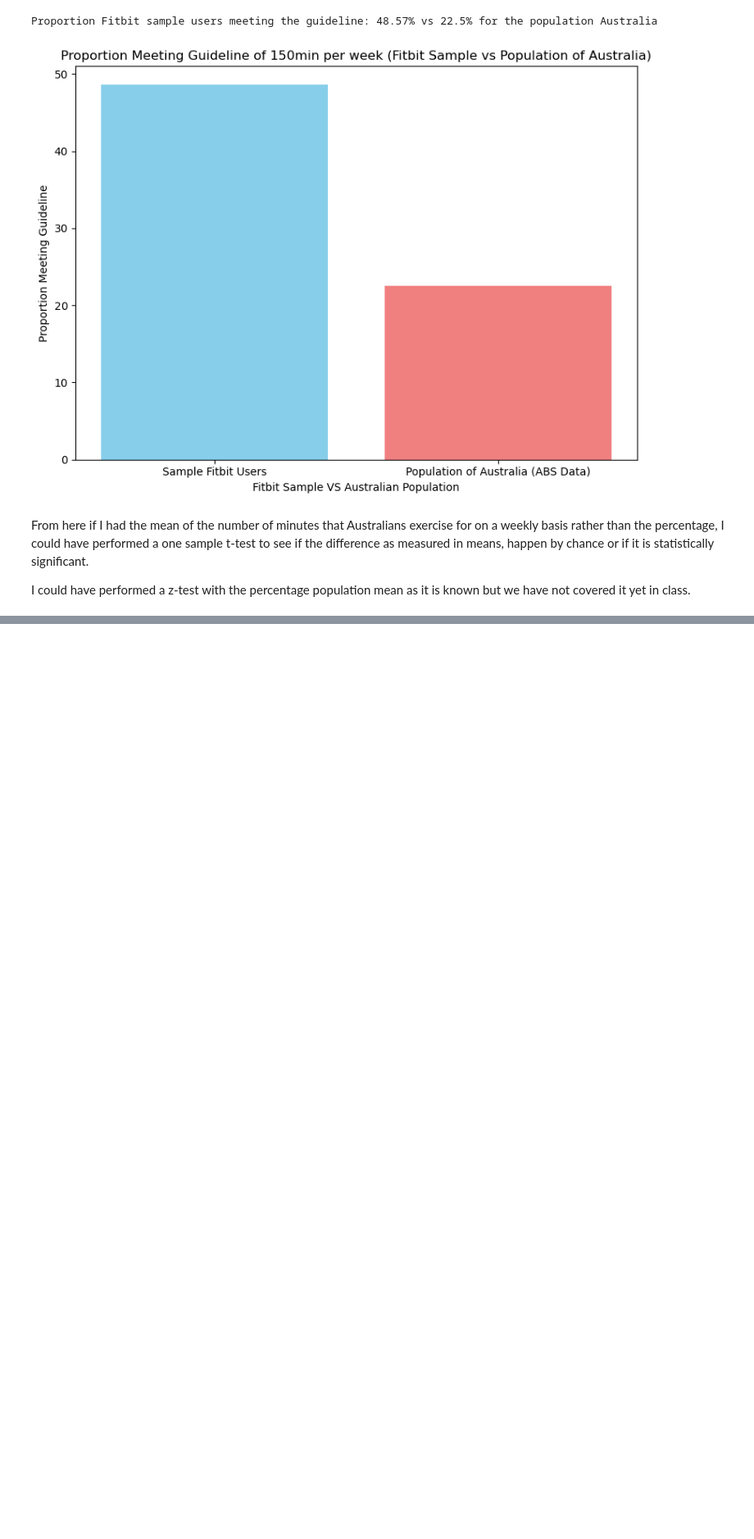
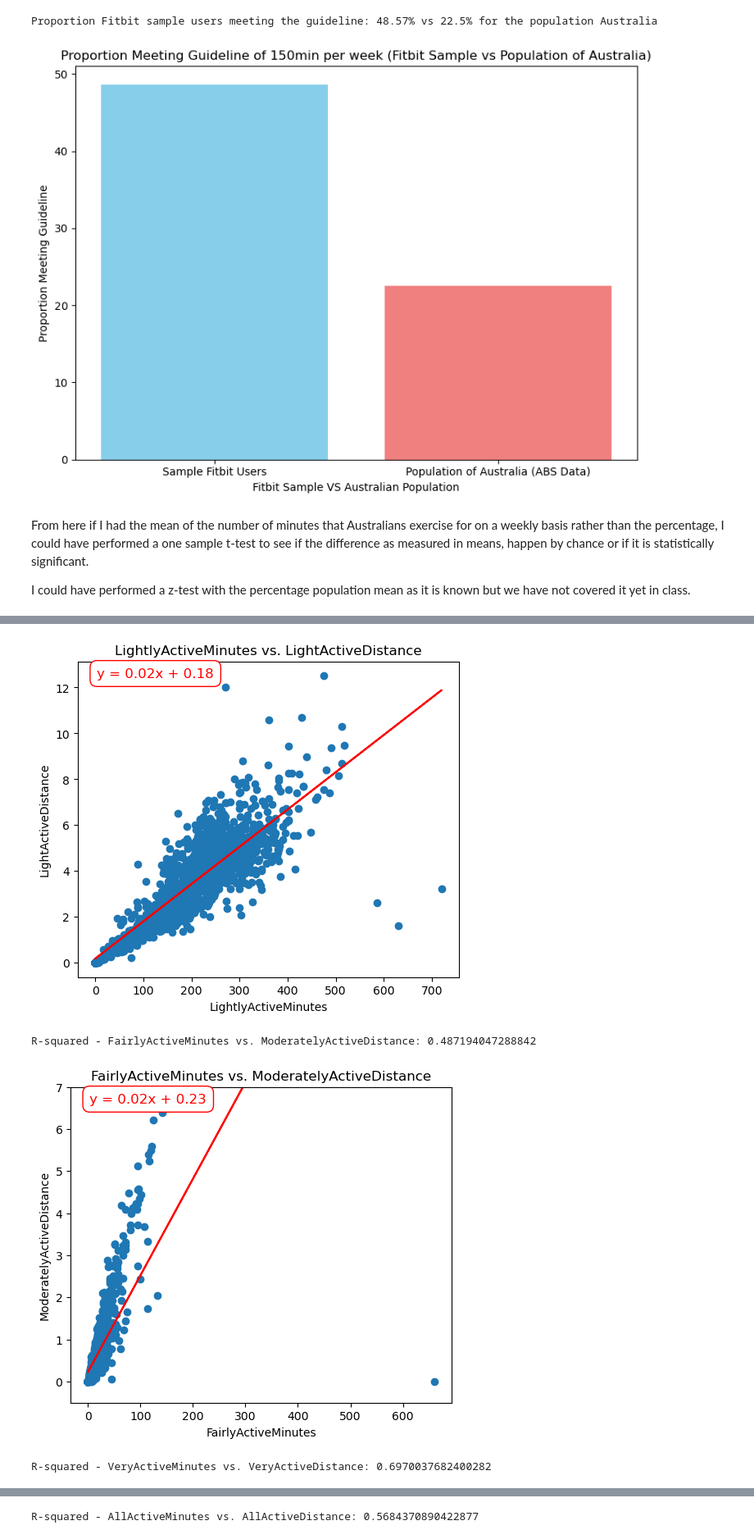
Before and after one commit to kinnith246/Project-1---Group-3, a Jupyter notebook: Dataset/Group 3 NB.ipynb, the cells around one changed output, grey strips where cells are left out. Shown at 82% size. Saved outputs shown, nothing was run; the diff lists cells and outputs as text; code cells hidden in the pictures; blank space fills up the shorter version.

```diff
--- a/Dataset/Group 3 NB.ipynb
+++ b/Dataset/Group 3 NB.ipynb
@@ -498,0 +653,75 @@ I could have performed a z-test with the percentage population mean as it is kno
+# %%
+# Calculate all active minutes and all active distance and add to df
+cleaned_data['AllActiveMinutes'] = cleaned_data['LightlyActiveMinutes'] + cleaned_data['FairlyActiveMinutes'] + cleaned_data['VeryActiveMinutes']
+cleaned_data['AllActiveDistance'] = cleaned_data['LightActiveDistance'] + cleaned_data['ModeratelyActiveDistance'] + cleaned_data['VeryActiveDistance']
+
+# Calculate the correlations between ActiviteMinutes vs ActiviteDistance
+correlations = {
+    'LightlyActiveMinutes vs. LightActiveDistance': cleaned_data[['LightlyActiveMinutes', 'LightActiveDistance']].corr().iloc[0, 1],
+    'FairlyActiveMinutes vs. ModeratelyActiveDistance': cleaned_data[['FairlyActiveMinutes', 'ModeratelyActiveDistance']].corr().iloc[0, 1],
+    'VeryActiveMinutes vs. VeryActiveDistance': cleaned_data[['VeryActiveMinutes', 'VeryActiveDistance']].corr().iloc[0, 1],
+    'AllActiveMinutes vs. AllActiveDistance': cleaned_data[['AllActiveMinutes', 'AllActiveDistance']].corr().iloc[0, 1]
+}
+
+print("Correlations between activity minutes and distances:")
+for key, value in correlations.items():
+    print(f"{key}: {value}")
+
+# LightlyActiveMinutes vs. LightActiveDistance
+plt.figure(figsize=(6, 5))
+plt.scatter(cleaned_data['LightlyActiveMinutes'], cleaned_data['LightActiveDistance'])
+plt.xlabel('LightlyActiveMinutes')
+plt.ylabel('LightActiveDistance')
+plt.title('LightlyActiveMinutes vs. LightActiveDistance')
+slope, intercept, r_value, p_value, std_err = stats.linregress(cleaned_data['LightlyActiveMinutes'], cleaned_data['LightActiveDistance'])
+print(f"R-squared - LightlyActiveMinutes vs. LightActiveDistance: {r_value**2}")
+plt.plot(cleaned_data['LightlyActiveMinutes'], intercept + slope * cleaned_data['LightlyActiveMinutes'], color='red')
+plt.annotate(f'y = {slope:.2f}x + {intercept:.2f}', xy=(0.05, 0.95), xycoords='axes fraction', fontsize=12, color='red',
+             bbox=dict(facecolor='white', edgecolor='red', boxstyle='round,pad=0.5'))
+#plt.savefig('LightlyActiveMinutes_vs_LightActiveDistance.png')
+plt.show()
+
+# FairlyActiveMinutes vs. ModeratelyActiveDistance
+plt.figure(figsize=(6, 5))
+plt.scatter(cleaned_data['FairlyActiveMinutes'], cleaned_data['ModeratelyActiveDistance'])
+plt.xlabel('FairlyActiveMinutes')
+plt.ylabel('ModeratelyActiveDistance')
+plt.title('FairlyActiveMinutes vs. ModeratelyActiveDistance')
+slope, intercept, r_value, p_value, std_err = stats.linregress(cleaned_data['FairlyActiveMinutes'], cleaned_data['ModeratelyActiveDistance'])
+print(f"R-squared - FairlyActiveMinutes vs. ModeratelyActiveDistance: {r_value**2}")
+plt.plot(cleaned_data['FairlyActiveMinutes'], intercept + slope * cleaned_data['FairlyActiveMinutes'], color='red')
+plt.annotate(f'y = {slope:.2f}x + {intercept:.2f}', xy=(0.05, 0.95), xycoords='axes fraction', fontsize=12, color='red',
+             bbox=dict(facecolor='white', edgecolor='red', boxstyle='round,pad=0.5'))
+# Set y-axis limits to make it smaller
+plt.ylim(-0.5, 7)
+#plt.savefig('FairlyActiveMinutes_vs_ModeratelyActiveDistance.png')
+plt.show()
+
+# VeryActiveMinutes vs. VeryActiveDistance
+plt.figure(figsize=(6, 5))
+plt.scatter(cleaned_data['VeryActiveMinutes'], cleaned_data['VeryActiveDistance'])
+plt.xlabel('VeryActiveMinutes')
+plt.ylabel('VeryActiveDistance')
+plt.title('VeryActiveMinutes vs. VeryActiveDistance')
+slope, intercept, r_value, p_value, std_err = stats.linregress(cleaned_data['VeryActiveMinutes'], cleaned_data['VeryActiveDistance'])
+plt.plot(cleaned_data['VeryActiveMinutes'], intercept + slope * cleaned_data['VeryActiveMinutes'], color='red')
+print(f"R-squared - VeryActiveMinutes vs. VeryActiveDistance: {r_value**2}")
+plt.annotate(f'y = {slope:.2f}x + {intercept:.2f}', xy=(0.05, 0.95), xycoords='axes fraction', fontsize=12, color='red',
+             bbox=dict(facecolor='white', edgecolor='red', boxstyle='round,pad=0.5'))
+#plt.savefig('VeryActiveMinutes_vs_VeryActiveDistance.png')
+plt.show()
+
+# AllActiveMinutes vs. AllActiveDistance
+plt.figure(figsize=(6, 5))
+plt.scatter(cleaned_data['AllActiveMinutes'], cleaned_data['AllActiveDistance'])
+plt.xlabel('AllActiveMinutes')
+plt.ylabel('AllActiveDistance')
+plt.title('AllActiveMinutes vs. AllActiveDistance')
+slope, intercept, r_value, p_value, std_err = stats.linregress(cleaned_data['AllActiveMinutes'], cleaned_data['AllActiveDistance'])
+plt.plot(cleaned_data['AllActiveMinutes'], intercept + slope * cleaned_data['AllActiveMinutes'], color='red')
+print(f"R-squared - AllActiveMinutes vs. AllActiveDistance: {r_value**2}")
+plt.annotate(f'y = {slope:.2f}x + {intercept:.2f}', xy=(0.05, 0.95), xycoords='axes fraction', fontsize=12, color='red',
+             bbox=dict(facecolor='white', edgecolor='red', boxstyle='round,pad=0.5'))
+#plt.savefig('AllActiveMinutes_vs_AllActiveDistance.png')
+plt.show()
+# %% [output]
@@ -498,0 +734,4 @@ I could have performed a z-test with the percentage population mean as it is kno
+[figure, added]
+R-squared - FairlyActiveMinutes vs. ModeratelyActiveDistance: 0.487194047288842
+[figure, added]
+R-squared - VeryActiveMinutes vs. VeryActiveDistance: 0.6970037682400282
@@ -498,0 +739 @@ I could have performed a z-test with the percentage population mean as it is kno
+R-squared - AllActiveMinutes vs. AllActiveDistance: 0.5684370890422877
```
Also changed, not shown: parts of 16 cells of this notebook, 13 other files.
